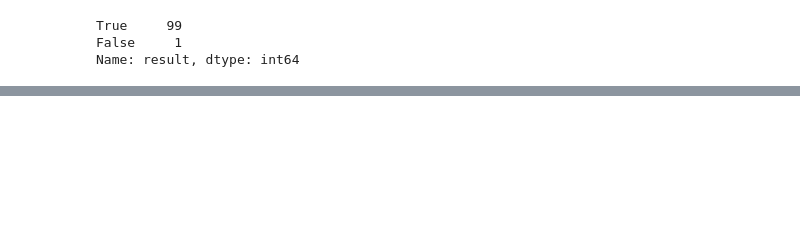
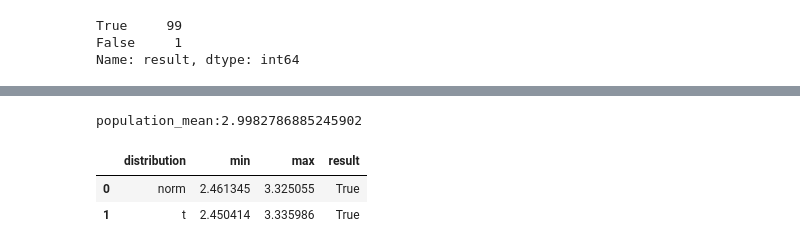
Before and after one commit to phonon-py/Introductory-Statistics-Course, a Jupyter notebook: first_docker_file.ipynb, the cells around one changed output, grey strips where cells are left out. Saved outputs shown, nothing was run; the diff lists cells and outputs as text; code cells hidden in the pictures; blank space fills up the shorter version.

```diff
--- a/first_docker_file.ipynb
+++ b/first_docker_file.ipynb
@@ -851,0 +929,28 @@ Name: result, dtype: int64
+# %%
+n = 50
+alpha = 0.95
+column = "tip"
+population_mean = df[column].mean()
+result = []
+dof = n - 1
+
+df_sample = df.sample(n)
+sample_mean = df_sample[column].mean()
+sample_var = stats.tvar(sample_df[column])
+min_val, max_val = stats.norm.interval(alpha,loc=sample_mean, scale=np.sqrt(sample_var / n))
+min_val2, max_val2 = stats.t.interval(alpha,loc=sample_mean, scale=np.sqrt(sample_var / n), df=dof)
+correct_norm = min_val < population_mean < max_val
+correct_t = min_val2 < population_mean < max_val2
+
+result.append({'distribution': 'norm', 'min': min_val, 'max': max_val, 'result': correct_norm})
+result.append({'distribution': 't', 'min': min_val2, 'max': max_val2, 'result': correct_t})
+# %%
+result_df = pd.DataFrame(result)
+# %%
+print(f"population_mean:{population_mean}")
+result_df
+# %% [output]
+population_mean:2.9982786885245902
+|  | distribution | min | max | result |
+| 0 | norm | 2.461345 | 3.325055 | True |
+| 1 | t | 2.450414 | 3.335986 | True |
```
Also changed, not shown: parts of 85 cells of this notebook.
